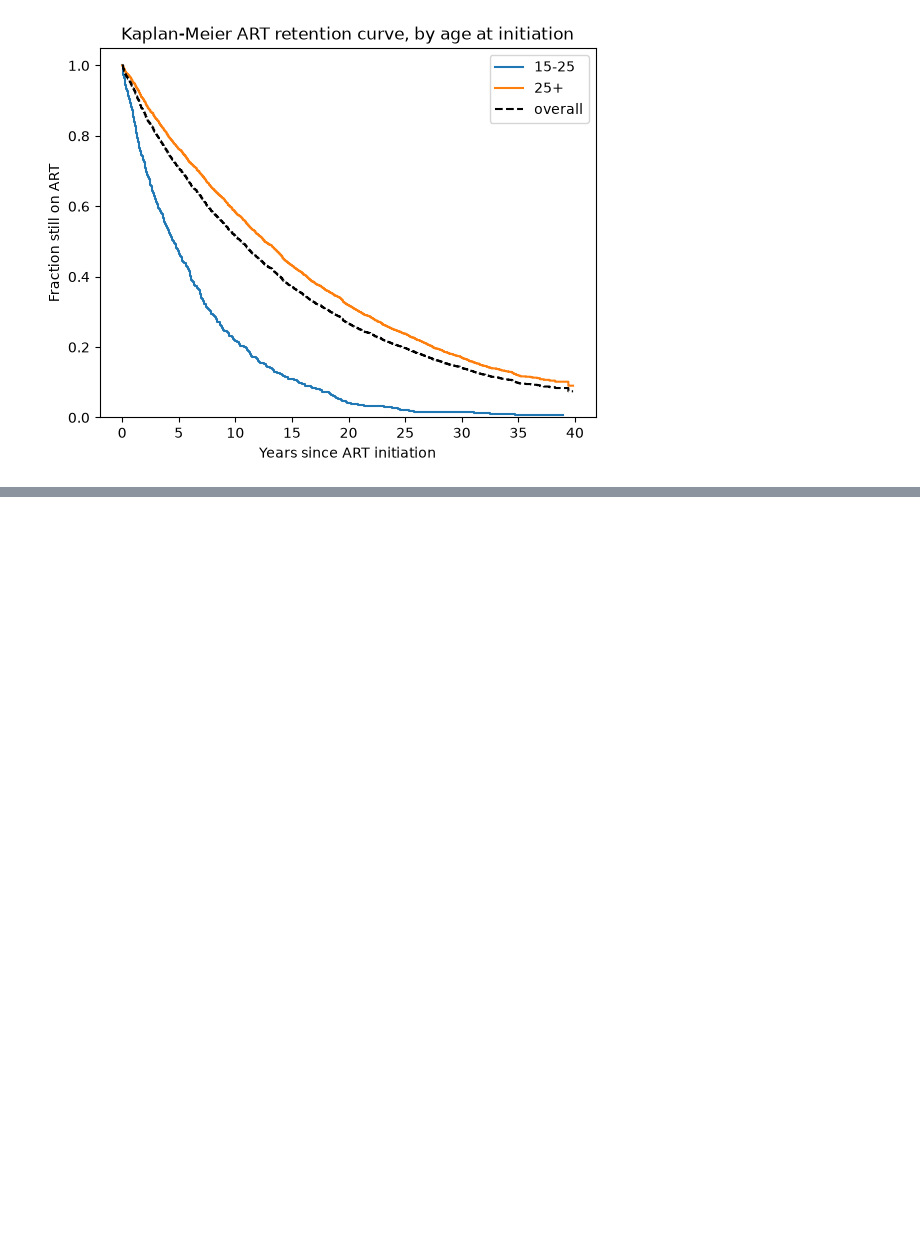
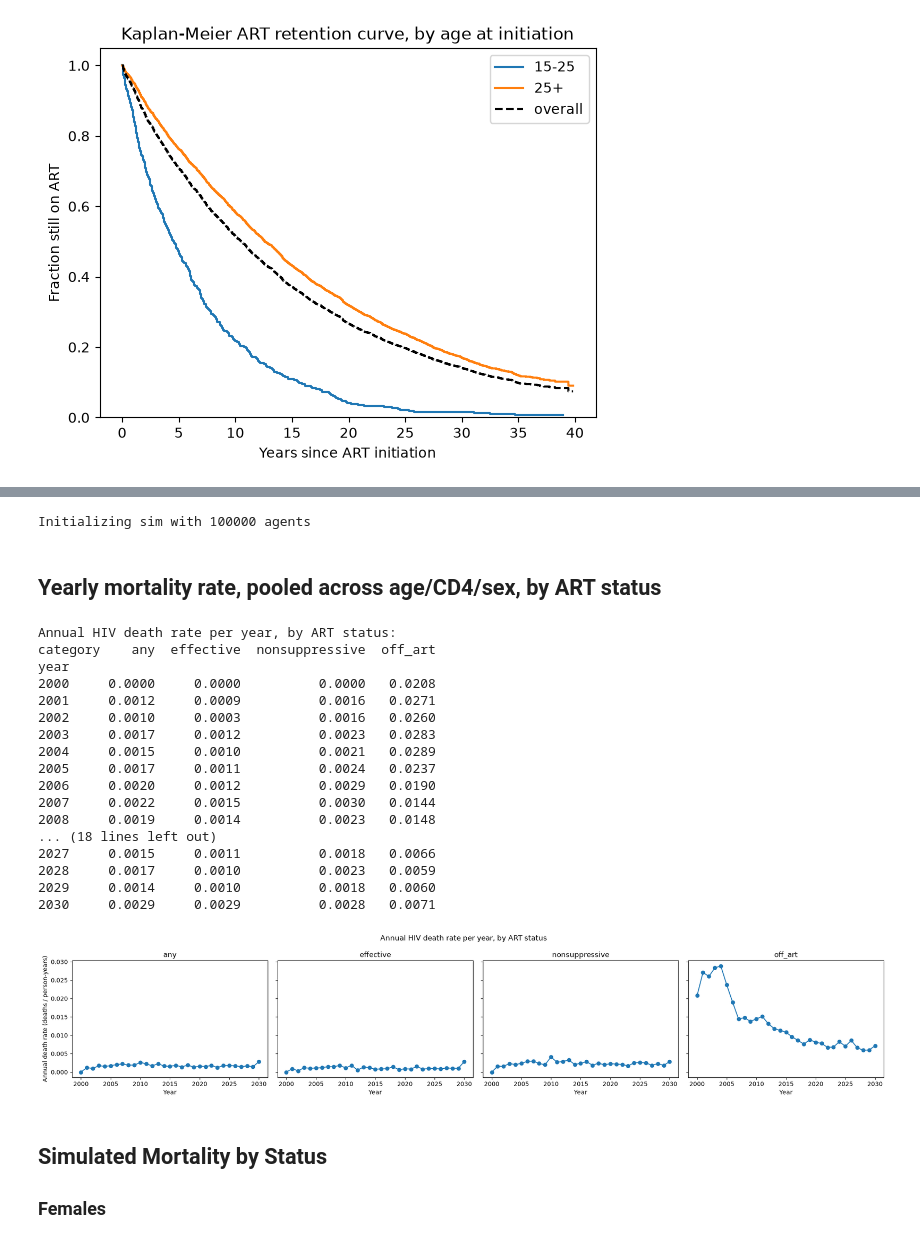
Before and after one commit to dtcitron/HIVSim_notes, a Jupyter notebook: Testing_new_ART_transmission_and_mortality.ipynb, the cells around one changed output, grey strips where cells are left out. Drawn from its saved outputs; the diff is of its cells as text; code cells hidden in the pictures; blank space fills up the shorter version.

```diff
--- a/Testing_new_ART_transmission_and_mortality.ipynb
+++ b/Testing_new_ART_transmission_and_mortality.ipynb
@@ -861,0 +716,40 @@ overall: n=3350 (2921 completed, 429 censored), completed mean/median=10.81/8.67
+# %%
+age_bins = [(0, 25), (25, 35), (35, 45), (45, 200)]
+cd4_bins = [(0, 200), (200, 350), (350, 500), (500, 100_000)]
+
+age_labels = [_bin_label(lo, hi, AgeCD4ARTMortalityTracker.AGE_OPEN_ENDED_AT) for lo, hi in age_bins]
+cd4_labels = [_bin_label(lo, hi, AgeCD4ARTMortalityTracker.CD4_OPEN_ENDED_AT) for lo, hi in cd4_bins]
+# %%
+tracker, yearvec = run_sim(age_bins, cd4_bins, n_agents=100_000, start=2000, stop=2030)
+# %% [output]
+Initializing sim with 100000 agents
+# %% [markdown]
+## Yearly mortality rate, pooled across age/CD4/sex, by ART status
+# %%
+yearly = yearly_mortality_by_category(tracker, yearvec, age_bins, cd4_bins)
+print('Annual HIV death rate per year, by ART status:')
+print(yearly.pivot_table(index='year', columns='category', values='annual_death_rate').to_string(float_format='%.4f'))
+plot_yearly_mortality(yearly)
+# %% [output]
+Annual HIV death rate per year, by ART status:
+category    any  effective  nonsuppressive  off_art
+year
+2000     0.0000     0.0000          0.0000   0.0208
+2001     0.0012     0.0009          0.0016   0.0271
+2002     0.0010     0.0003          0.0016   0.0260
+2003     0.0017     0.0012          0.0023   0.0283
+2004     0.0015     0.0010          0.0021   0.0289
+2005     0.0017     0.0011          0.0024   0.0237
+2006     0.0020     0.0012          0.0029   0.0190
+2007     0.0022     0.0015          0.0030   0.0144
+2008     0.0019     0.0014          0.0023   0.0148
+... (18 lines left out)
+2027     0.0015     0.0011          0.0018   0.0066
+2028     0.0017     0.0010          0.0023   0.0059
+2029     0.0014     0.0010          0.0018   0.0060
+2030     0.0029     0.0029          0.0028   0.0071
+[figure, added]
+# %% [markdown]
+## Simulated Mortality by Status
+
+### Females
```
Also changed, not shown: parts of 41 cells of this notebook, 5 other files.
